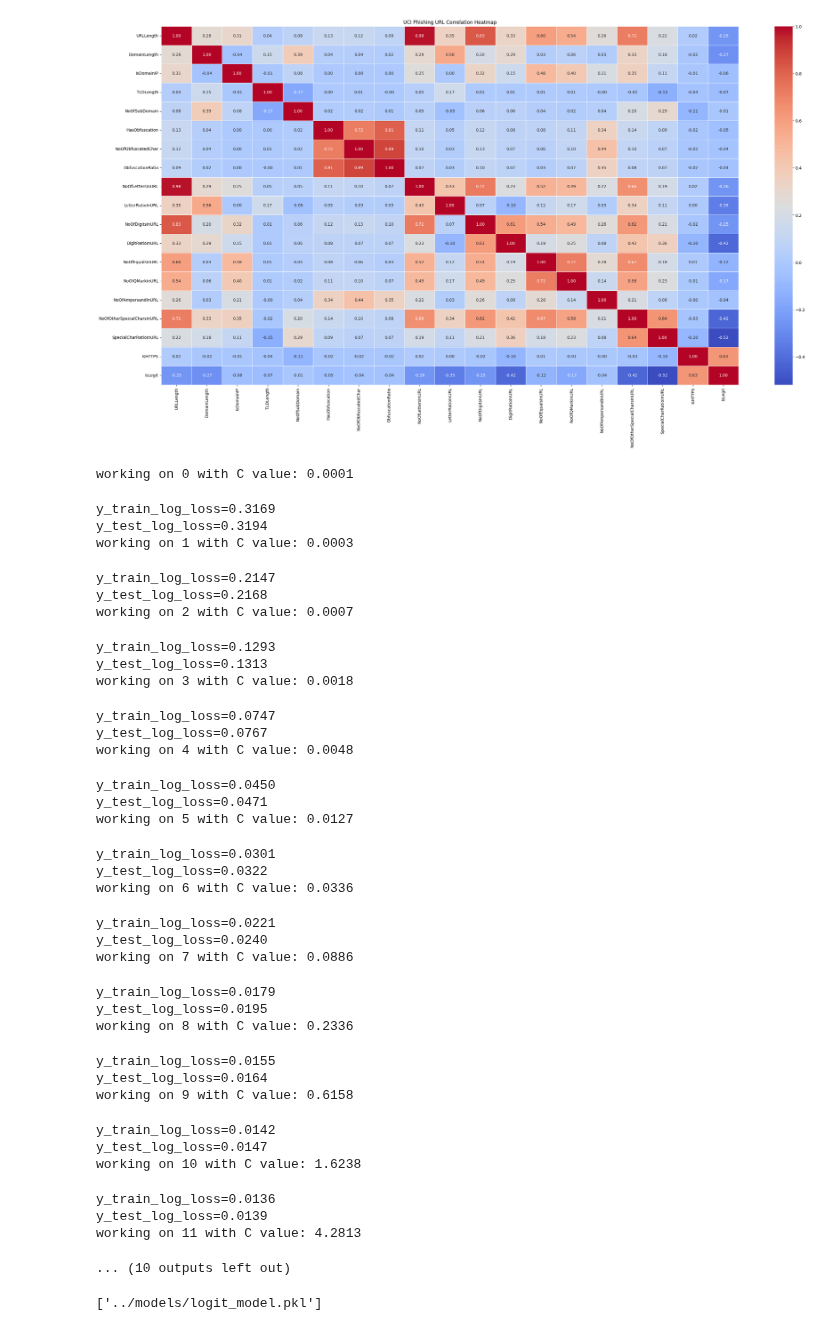
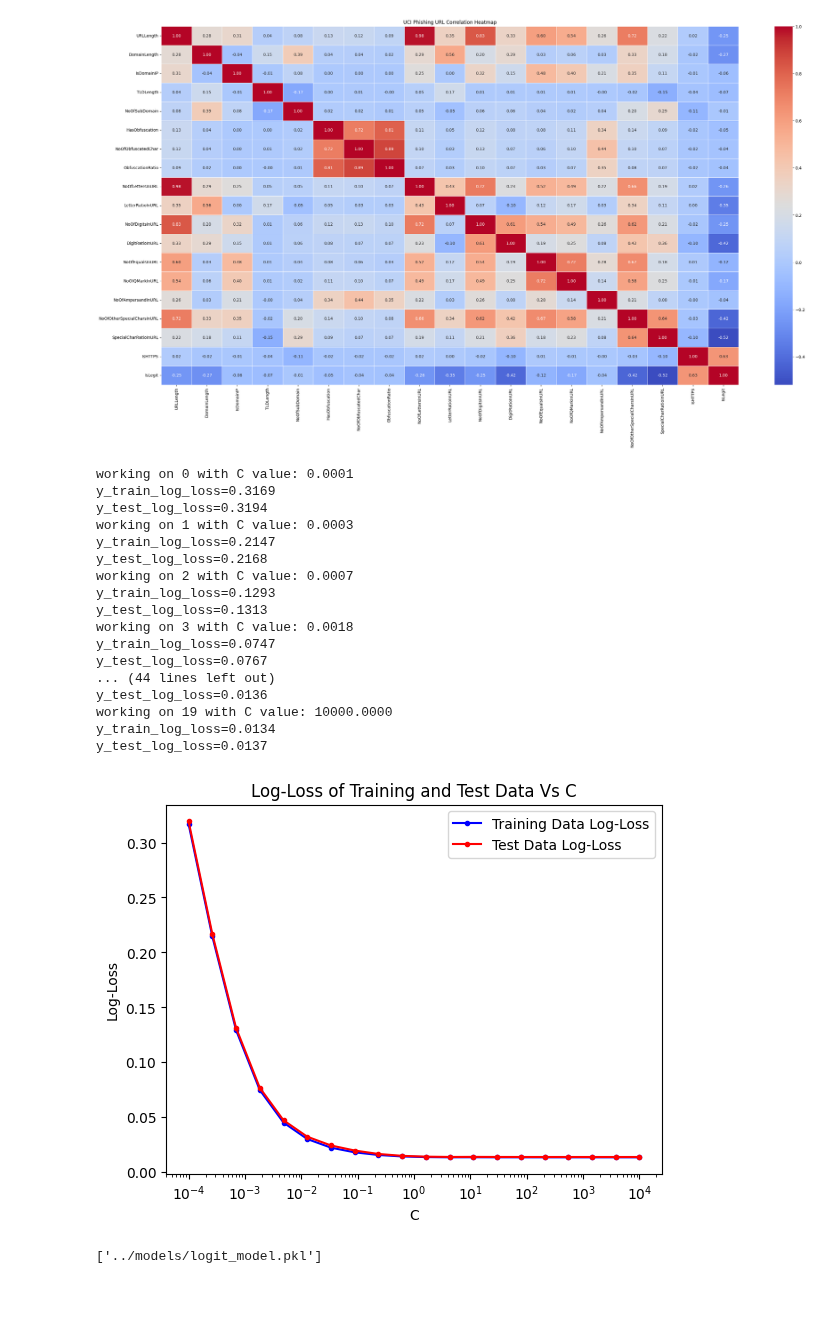
Before and after one commit to arctic-cheetah/COMP3900-Project, a Jupyter notebook: backend/ml/model_training/model.ipynb, the cells around one changed output. Cells and saved outputs as stored; diff of their text form; code cells hidden in the pictures; blank space fills up the shorter version.

Commit message:
chore: retrain model with updated scikit-learn version

```diff
--- a/backend/ml/model_training/model.ipynb
+++ b/backend/ml/model_training/model.ipynb
@@ -82,9 +82,6 @@ def logistic_regression_model_training(X_train, X_test, y_train, y_test):
     plt.xscale("log")
     plt.legend()
     plt.savefig("../outputs/logistic_regression_log_loss_c.png")
-
-    clf = LogisticRegression(C=5, l1_ratio=0, solver="lbfgs", max_iter=500).fit(X_train, y_train)
-    return clf
 # %%
 clean_csv("../data/uci_phishing_url_dataset.csv", "../data/uci_phishing_url_dataset_clean.csv", ["URL", "Domain", "TLD", "Title", "HasTitle","DomainTitleMatchScore","URLTitleMatchScore","HasFavicon","Robots","IsResponsive","NoOfURLRedirect","NoOfSelfRedirect","HasDescription","NoOfPopup","NoOfiFrame","HasExternalFormSubmit","HasSocialNet","HasSubmitButton","HasHiddenFields","HasPasswordField","Bank","Pay","Crypto","HasCopyrightInfo","NoOfImage","NoOfCSS","NoOfJS","NoOfSelfRef","NoOfEmptyRef","NoOfExternalRef", "URLSimilarityIndex","CharContinuationRate","TLDLegitimateProb","URLCharProb", "LineOfCode", "LargestLineLength"])
 # %% [output]
@@ -99,43 +96,25 @@ show_corr_matrix(df, "../outputs/uci_phishing_url_corr_matrix.png")
 # %% [output]
 [figure]
 # %%
-
 X_train, X_test, y_train, y_test =  get_training_test_data(X, y)
-clf = logistic_regression_model_training(X_train, X_test, y_train, y_test)
+logistic_regression_model_training(X_train, X_test, y_train, y_test)
 # %% [output]
 working on 0 with C value: 0.0001
+y_train_log_loss=0.3169
+y_test_log_loss=0.3194
+working on 1 with C value: 0.0003
+y_train_log_loss=0.2147
+y_test_log_loss=0.2168
+working on 2 with C value: 0.0007
+y_train_log_loss=0.1293
+y_test_log_loss=0.1313
+working on 3 with C value: 0.0018
+y_train_log_loss=0.0747
+y_test_log_loss=0.0767
+... (44 lines left out)
+y_test_log_loss=0.0136
+working on 19 with C value: 10000.0000
+y_train_log_loss=0.0134
+y_test_log_loss=0.0137
-y_train_log_loss=0.3169
-y_test_log_loss=0.3194
-working on 1 with C value: 0.0003
-y_train_log_loss=0.2147
-y_test_log_loss=0.2168
-working on 2 with C value: 0.0007
-y_train_log_loss=0.1293
-y_test_log_loss=0.1313
-working on 3 with C value: 0.0018
-y_train_log_loss=0.0747
-y_test_log_loss=0.0767
-working on 4 with C value: 0.0048
-y_train_log_loss=0.0450
-y_test_log_loss=0.0471
-working on 5 with C value: 0.0127
-y_train_log_loss=0.0301
-y_test_log_loss=0.0322
-working on 6 with C value: 0.0336
-y_train_log_loss=0.0221
-y_test_log_loss=0.0240
-working on 7 with C value: 0.0886
-y_train_log_loss=0.0179
-y_test_log_loss=0.0195
-working on 8 with C value: 0.2336
-y_train_log_loss=0.0155
-y_test_log_loss=0.0164
-working on 9 with C value: 0.6158
-y_train_log_loss=0.0142
-y_test_log_loss=0.0147
-working on 10 with C value: 1.6238
-y_train_log_loss=0.0136
-y_test_log_loss=0.0139
-working on 11 with C value: 4.2813
-... (10 outputs left out)
+[figure, added]
 # %%
```
Also changed, not shown: parts of 2 cells of this notebook, 2 other files.
